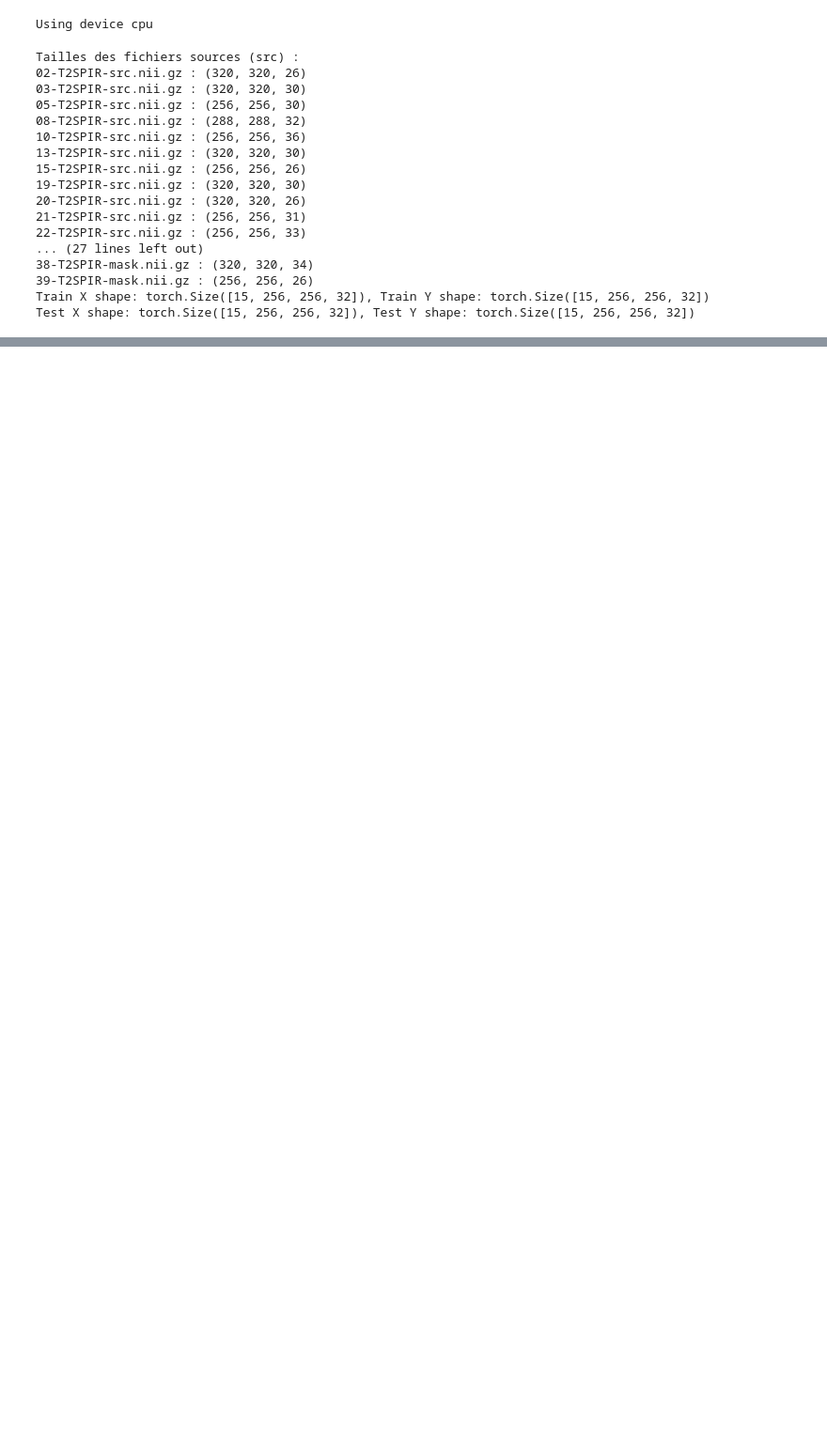
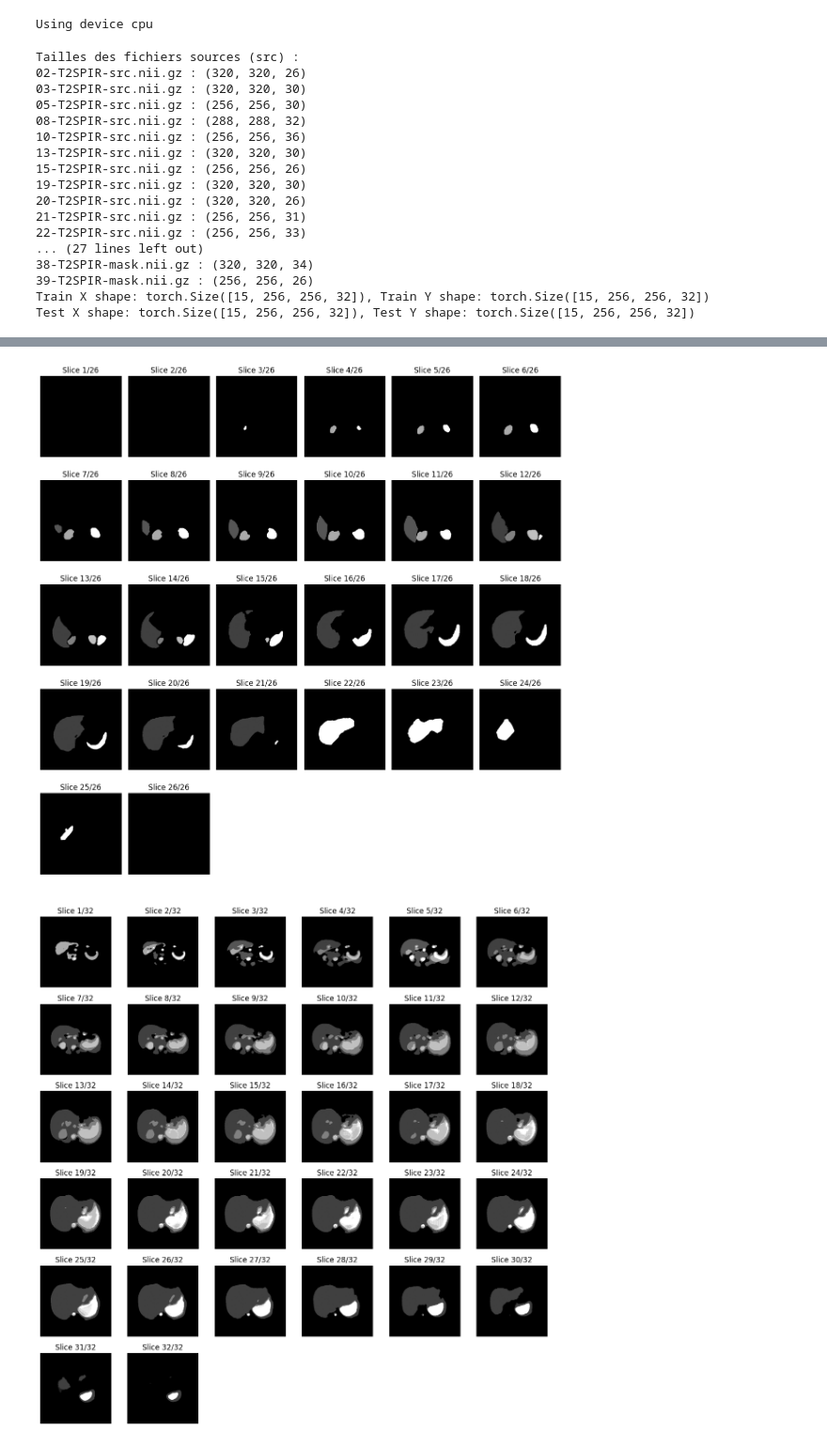
Before and after one commit to Joub2332/Attention-based-Unet-for-Segmentation, a Jupyter notebook: Architecture U-net.ipynb, the cells around one changed output, grey strips where cells are left out. Shown at 94% size. Drawn from its saved outputs; the diff is of its cells as text; code cells hidden in the pictures; blank space fills up the shorter version.

```diff
--- a/Architecture U-net.ipynb
+++ b/Architecture U-net.ipynb
@@ -297,3 +761,63 @@ RuntimeError: all elements of input should be between 0 and 1
+# %%
+import nibabel as nib
+import matplotlib.pyplot as plt
+import numpy as np
+
+def display_all_slices(nii_file, axis=2, max_slices=16):
+    """
+    Affiche les slices d'un fichier NIfTI dans une grille de sous-plots.
+
+    :param nii_file: Chemin vers le fichier NIfTI (.nii ou .nii.gz)
+    :param axis: Axe selon lequel afficher les coupes (0: Sagittal, 1: Coronal, 2: Axial)
+    :param max_slices: Nombre maximum de slices à afficher
+    """
+    # Charger le fichier NIfTI
+    nii_data = nib.load(nii_file)
+    img_data = nii_data.get_fdata()
+
+    # Nombre de coupes dans l'axe spécifié
+    num_slices = img_data.shape[axis]
+
+    # Limiter le nombre de slices à afficher
+    num_slices_to_display = min(num_slices, max_slices)
+
+    # Calculer la disposition de la grille
+    cols = int(np.ceil(np.sqrt(num_slices_to_display)))
+    rows = int(np.ceil(num_slices_to_display / cols))
+
+    # Créer la figure pour les sous-plots
+    fig, axes = plt.subplots(rows, cols, figsize=(12, 12))
+
+    # Si le nombre de sous-plots est inférieur aux cases dans la grille
+    axes = axes.flatten()
+
+    # Afficher chaque slice dans un sous-plot
+    for i in range(num_slices_to_display):
+        if axis == 0:  # Sagittal
+            slice_img = img_data[i, :, :]
+        elif axis == 1:  # Coronal
+            slice_img = img_data[:, i, :]
+        elif axis == 2:  # Axial
+            slice_img = img_data[:, :, i]
+
+        axes[i].imshow(np.rot90(slice_img), cmap='gray')
+        axes[i].axis('off')
+        axes[i].set_title(f'Slice {i+1}/{num_slices}')
+
+    # Cacher les axes non utilisés si la grille est plus grande que le nombre de slices
+    for ax in axes[num_slices_to_display:]:
+        ax.axis('off')
+
+    plt.tight_layout()
+    plt.show()
+
+# Exemple d'utilisation
+
+display_all_slices("CHAOS-MRT2-NORMALIZED/02-T2SPIR-mask.nii.gz", axis=2, max_slices=32)
+display_all_slices('predicted_mask_train0test19.0.nii.gz', axis=2, max_slices=32)
+# %% [output]
+[figure, added]
+[figure, added]
 # %%
 plt.plot(range(n_epochs), train_losses)
 plt.plot(range(n_epochs), valid_losses)
```
Also changed, not shown: parts of 23 cells of this notebook, 4 other files.
